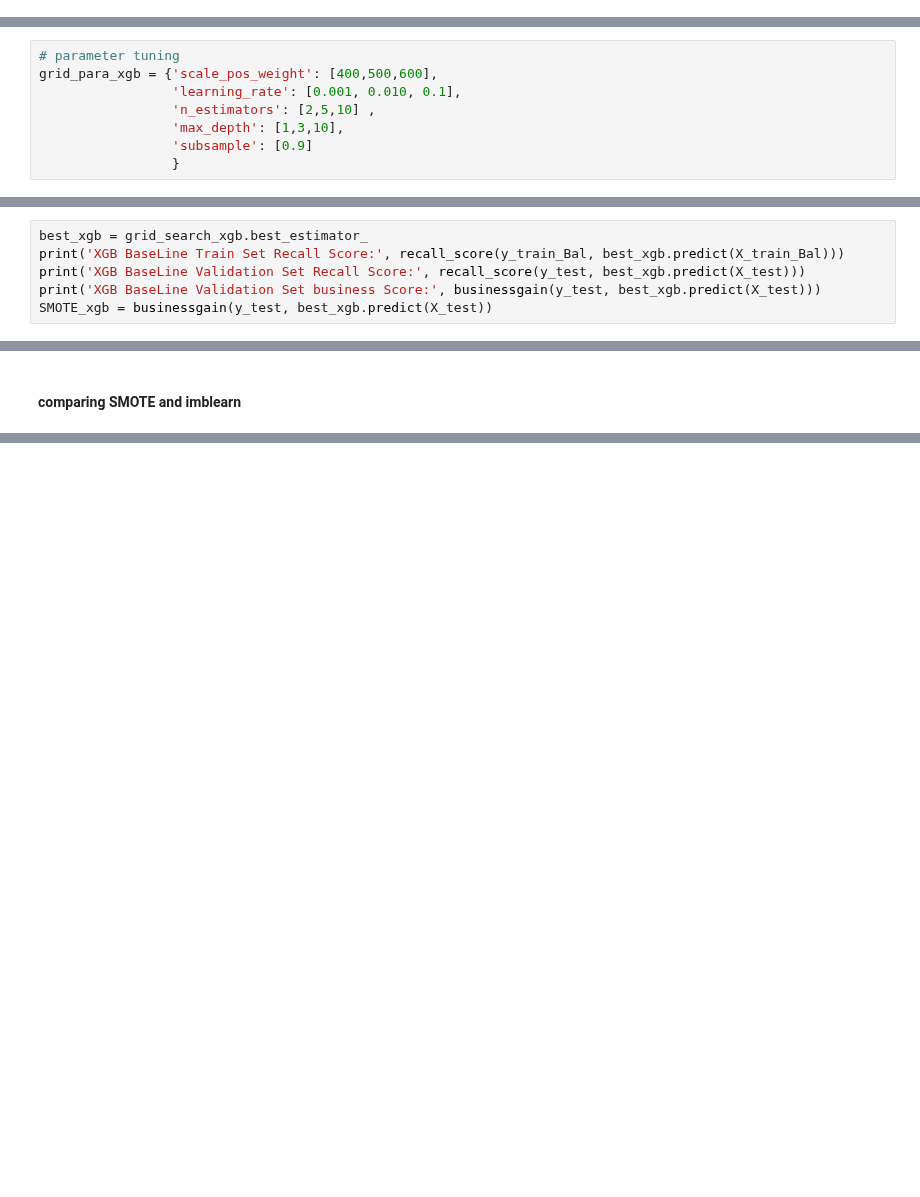
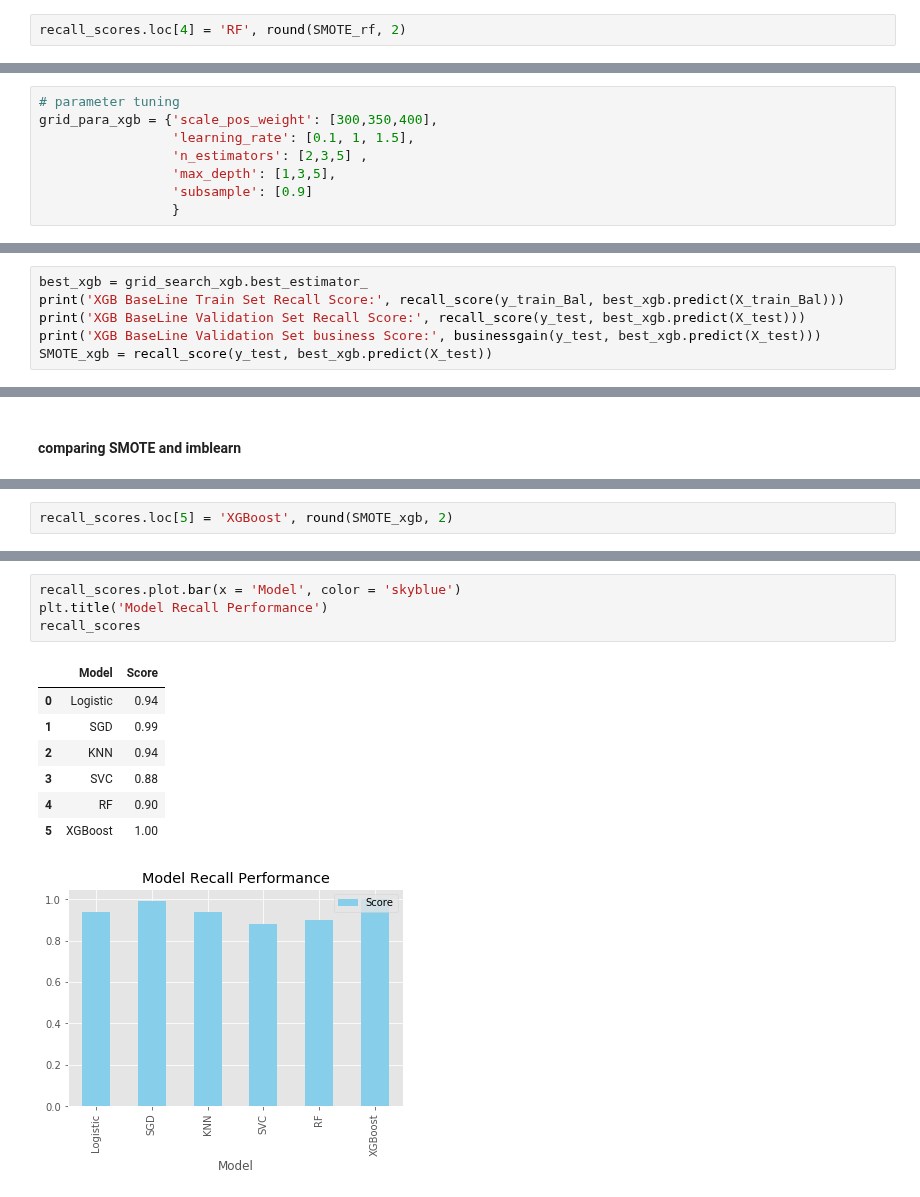
Before and after one commit to cosmochoi/healthcare_fraud, a Jupyter notebook: ML_Models.ipynb, the cells around one changed output, grey strips where cells are left out. Cells and saved outputs as stored; diff of their text form; blank space fills up the shorter version.

```diff
--- a/ML_Models.ipynb
+++ b/ML_Models.ipynb
@@ -729,3 +735,5 @@ imblearn rf business score:  0.8190886353209312
+# %%
+recall_scores.loc[4] = 'RF', round(SMOTE_rf, 2)
 # %% [markdown]
 ### XG BOOST
 # %%
@@ -740,9 +761,9 @@ print('XGB BaseLine Validation Set Recall Score:', recall_score(y_test, xgb.pred
 # %%
 # parameter tuning
-grid_para_xgb = {'scale_pos_weight': [400,500,600],
-                 'learning_rate': [0.001, 0.010, 0.1],
-                 'n_estimators': [2,5,10] ,
-                 'max_depth': [1,3,10],
+grid_para_xgb = {'scale_pos_weight': [300,350,400],
+                 'learning_rate': [0.1, 1, 1.5],
+                 'n_estimators': [2,3,5] ,
+                 'max_depth': [1,3,5],
                  'subsample': [0.9]
                  }
 # %%
@@ -755,4 +802,4 @@ best_xgb = grid_search_xgb.best_estimator_
 print('XGB BaseLine Train Set Recall Score:', recall_score(y_train_Bal, best_xgb.predict(X_train_Bal)))
 print('XGB BaseLine Validation Set Recall Score:', recall_score(y_test, best_xgb.predict(X_test)))
 print('XGB BaseLine Validation Set business Score:', businessgain(y_test, best_xgb.predict(X_test)))
-SMOTE_xgb = businessgain(y_test, best_xgb.predict(X_test))
+SMOTE_xgb = recall_score(y_test, best_xgb.predict(X_test))
@@ -786,2 +876,4 @@ print('SMOTE xgb business score: ', SMOTE_xgb, '\nimblearn xgb business score: '
+# %%
+recall_scores.loc[5] = 'XGBoost', round(SMOTE_xgb, 2)
 # %%
 confusion_matrix(y_test, best_xgb.predict(X_test))
@@ -787,0 +910,13 @@ confusion_matrix(y_test, best_xgb.predict(X_test))
+# %%
+recall_scores.plot.bar(x = 'Model', color = 'skyblue')
+plt.title('Model Recall Performance')
+recall_scores
+# %% [output]
+|  | Model | Score |
+| 0 | Logistic | 0.94 |
+| 1 | SGD | 0.99 |
+| 2 | KNN | 0.94 |
+| 3 | SVC | 0.88 |
+| 4 | RF | 0.90 |
+| 5 | XGBoost | 1.00 |
+[figure, added]
```
Also changed, not shown: parts of 54 cells of this notebook, 1 other file.
